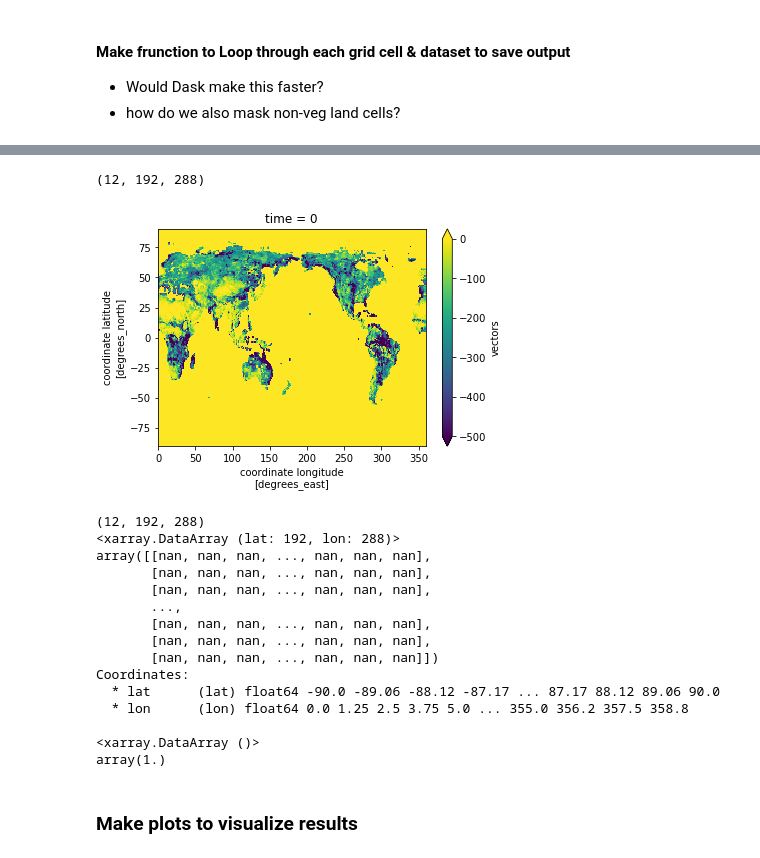
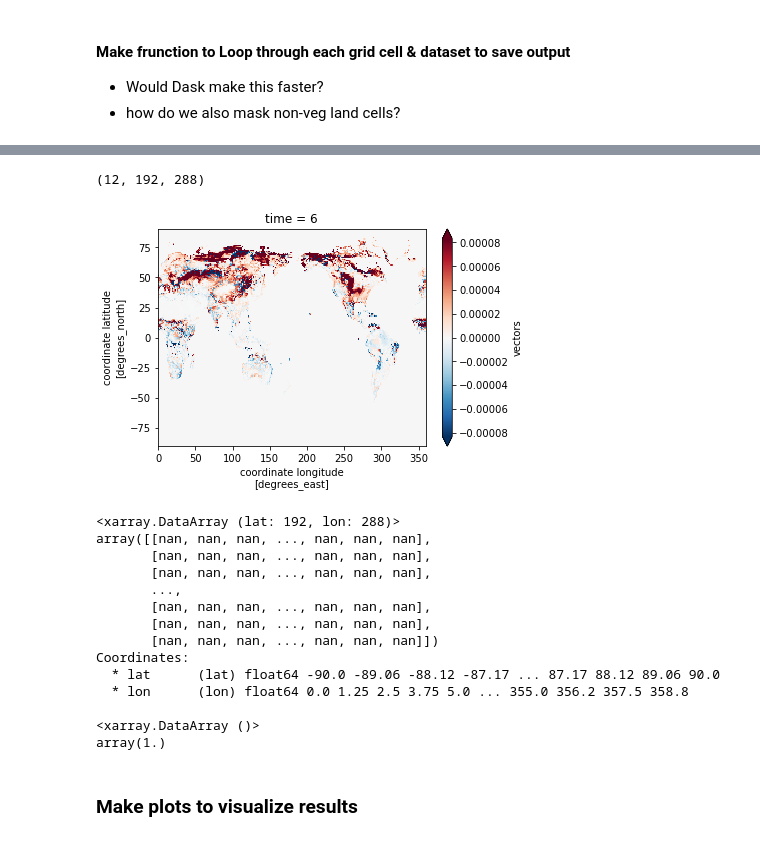
Before and after one commit to NCAR/ctsm_python_gallery, a Jupyter notebook: notebooks/MonthlySVD.ipynb, the cells around one changed output, grey strips where cells are left out. Saved outputs shown, nothing was run; the diff lists cells and outputs as text; code cells hidden in the pictures.

Commit message:
More updates for correlations

```diff
--- a/notebooks/MonthlySVD.ipynb
+++ b/notebooks/MonthlySVD.ipynb
@@ -364,6 +364,8 @@ r2 = corr(mm2plot.values,vectors[1,:], wgt.values)
 #print(m)
 print('weighted correlation SV1-Climo: %.3f' % r1)
 print('weighted correlation SV2-Climo: %.3f' % r2)
+if (r1<0):
+    vectors[0,:] = -vectors[0,:]
 # %% [output]
 Spearmans correlation SV1-Climo: 0.399
 Spearmans correlation SV2-Climo: -0.804
@@ -703,9 +706,19 @@ def calc_seasonal(ds, var=var, nyears=years):
 
     return out
 # %%
+import xcale.signal
+
 # the following cell is painfully slow,
 # should we try detrending data with polyfit instead?
 
-from geocat.comp.polynomial import ndpolyfit
-ds_anom  = ds_anom.where(ds_anom.get(var[0]).max(dim='time'))
-ds_detrend = ds_anom
+#from geocat.comp.polynomial import ndpolyfit
+#ds_anom  = ds_anom.where(ds_anom.get(var[0]).max(dim='time'))
+#ds_detrend = ds_anom
+
+# another example using xcale seems tractable?
+#dt_da = xscale.signal.fitting.detrend(ds.anom.get(var[0]), dim='time', type='linear')
+#print(dt_da)
+# then calculate seasonal means
+
+# finally convert to np array and reshape
+#dt_season = np.reshape(dt_mean, (4,-1))  #leaves nyears unspecified
@@ -836,19 +869,19 @@ def spearman_correlation(x, y, dim):
 # %%
 # subset data arrays for processing & shape correctly
 print(svd0.vectors[:,0,:,:].shape)
 GPPvector_0 = svd0.vectors[:,0,:,:]
 GPPvector_1 = svd0.vectors[:,1,:,:]
 
-TBOTvector_0 = svd1.vectors[:,0,:,:]
-TBOTvector_1 = svd1.vectors[:,1,:,:]
-SMOIvector_0 = svd2.vectors[:,0,:,:]
-SMOIvector_1 = svd2.vectors[:,1,:,:]
+#TBOTvector_0 = svd1.vectors[:,0,:,:]
+#TBOTvector_1 = svd1.vectors[:,1,:,:]
+#SMOIvector_0 = svd2.vectors[:,0,:,:]
+#SMOIvector_1 = svd2.vectors[:,1,:,:]
 
 GPPclimo['time'] =  GPPvector_0['time'] = svd0.time  # get time coords to match
-SMOIvector_0[0,:,:].plot(robust=True);
+GPPvector_0[6,:,:].plot(robust=True);
 # %% [output]
 (12, 192, 288)
-[figure, old version]
+[figure, new version]
 # %%
 # now calculate the correlations, GPP vectors w/ GPP climatology
 GPPp_0 = pearson_correlation(GPPclimo, GPPvector_0, 'time')  #GPP climatology vs. vectors
@@ -857,37 +890,36 @@ GPPw_0 = pearson_correlation_wgt(GPPclimo, GPPvector_0, GPPwgt, 'time')
 GPPw_1 = pearson_correlation_wgt(GPPclimo, GPPvector_1, GPPwgt, 'time')
 GPPr_0 = spearman_correlation(GPPclimo, GPPvector_0, 'time')
 GPPr_1 = spearman_correlation(GPPclimo, GPPvector_1, 'time')
-print(TBOTvector_0.shape)
+#print(TBOTvector_0.shape)
 
 # Rank correlation between GPP & climate
 # GPP vectors vs. temp & mositure
-GPP_0_TBOT_0 = spearman_correlation(GPPvector_0, TBOTvector_0,'time')
-GPP_0_SMOI_0 = spearman_correlation(GPPvector_0, SMOIvector_0,'time')
-GPP_0_TBOT_1 = spearman_correlation(GPPvector_0, TBOTvector_1,'time')
-GPP_0_SMOI_1 = spearman_correlation(GPPvector_0, SMOIvector_1,'time')
+#GPP_0_TBOT_0 = spearman_correlation(GPPvector_0, TBOTvector_0,'time')
+#GPP_0_SMOI_0 = spearman_correlation(GPPvector_0, SMOIvector_0,'time')
+#GPP_0_TBOT_1 = spearman_correlation(GPPvector_0, TBOTvector_1,'time')
+#GPP_0_SMOI_1 = spearman_correlation(GPPvector_0, SMOIvector_1,'time')
 
-GPP_1_TBOT_0 = spearman_correlation(GPPvector_1, TBOTvector_0,'time')
-GPP_1_SMOI_0 = spearman_correlation(GPPvector_1, SMOIvector_0,'time')
-GPP_1_TBOT_1 = spearman_correlation(GPPvector_1, TBOTvector_1,'time')
-GPP_1_SMOI_1 = spearman_correlation(GPPvector_1, SMOIvector_1,'time')
+#GPP_1_TBOT_0 = spearman_correlation(GPPvector_1, TBOTvector_0,'time')
+#GPP_1_SMOI_0 = spearman_correlation(GPPvector_1, SMOIvector_0,'time')
+#GPP_1_TBOT_1 = spearman_correlation(GPPvector_1, TBOTvector_1,'time')
+#GPP_1_SMOI_1 = spearman_correlation(GPPvector_1, SMOIvector_1,'time')
 
 # Weighted correlation between GPP & climate, weighted by GPP contributions
 # Weighted GPP vectors vs. temp & mositure
-wGPP_0_TBOT_0 = pearson_correlation_wgt(GPPvector_0, TBOTvector_0,GPPwgt,'time')
-wGPP_0_SMOI_0 = pearson_correlation_wgt(GPPvector_0, SMOIvector_0,GPPwgt,'time')
-wGPP_0_TBOT_1 = pearson_correlation_wgt(GPPvector_0, TBOTvector_1,GPPwgt,'time')
-wGPP_0_SMOI_1 = pearson_correlation_wgt(GPPvector_0, SMOIvector_1,GPPwgt,'time')
+#wGPP_0_TBOT_0 = pearson_correlation_wgt(GPPvector_0, TBOTvector_0,GPPwgt,'time')
+#wGPP_0_SMOI_0 = pearson_correlation_wgt(GPPvector_0, SMOIvector_0,GPPwgt,'time')
+#wGPP_0_TBOT_1 = pearson_correlation_wgt(GPPvector_0, TBOTvector_1,GPPwgt,'time')
+#wGPP_0_SMOI_1 = pearson_correlation_wgt(GPPvector_0, SMOIvector_1,GPPwgt,'time')
 
-wGPP_1_TBOT_0 = pearson_correlation_wgt(GPPvector_1, TBOTvector_0,GPPwgt,'time')
-wGPP_1_SMOI_0 = pearson_correlation_wgt(GPPvector_1, SMOIvector_0,GPPwgt,'time')
-wGPP_1_TBOT_1 = pearson_correlation_wgt(GPPvector_1, TBOTvector_1,GPPwgt,'time')
-wGPP_1_SMOI_1 = pearson_correlation_wgt(GPPvector_1, SMOIvector_1,GPPwgt,'time')
+#wGPP_1_TBOT_0 = pearson_correlation_wgt(GPPvector_1, TBOTvector_0,GPPwgt,'time')
+#wGPP_1_SMOI_0 = pearson_correlation_wgt(GPPvector_1, SMOIvector_0,GPPwgt,'time')
+#wGPP_1_TBOT_1 = pearson_correlation_wgt(GPPvector_1, TBOTvector_1,GPPwgt,'time')
+#wGPP_1_SMOI_1 = pearson_correlation_wgt(GPPvector_1, SMOIvector_1,GPPwgt,'time')
 
 print(GPPp_0)
 print()
 print(xr.ufuncs.fabs(GPPr_0).max())
 # %% [output]
-(12, 192, 288)
 <xarray.DataArray (lat: 192, lon: 288)>
 array([[nan, nan, nan, ..., nan, nan, nan],
        [nan, nan, nan, ..., nan, nan, nan],
```
Also changed, not shown: parts of 27 cells of this notebook.
